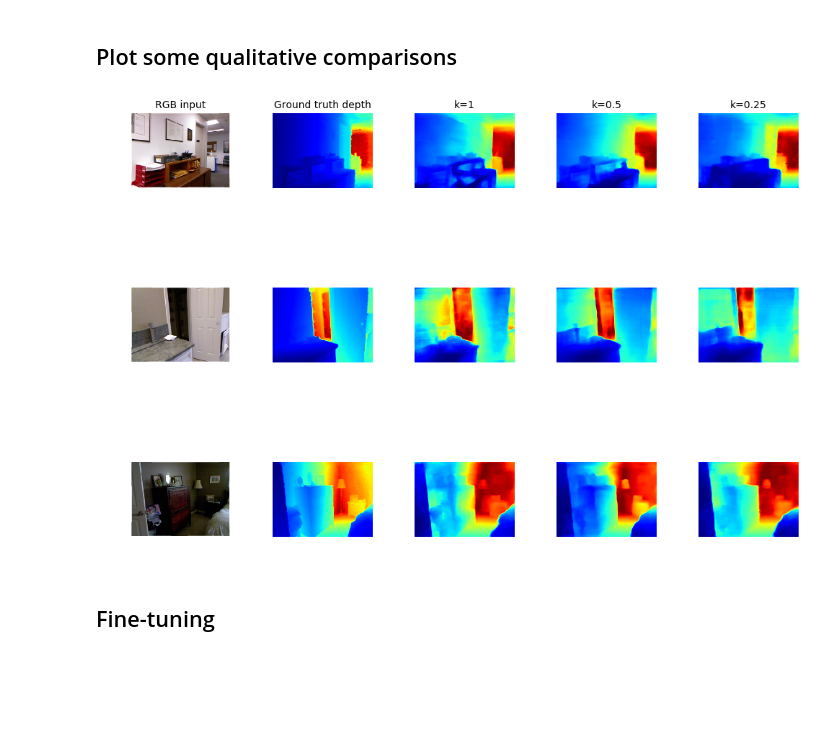
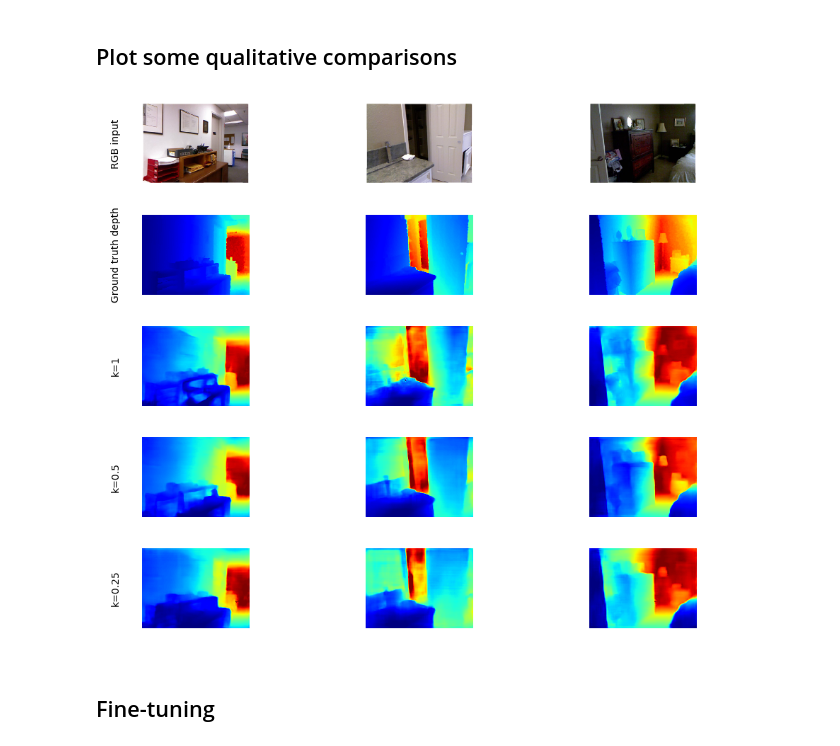
Before and after one commit to sebastian-schlecht/coco, a Jupyter notebook: experiments/evaluate_experiments.ipynb, the cells around one changed output. Saved outputs shown, nothing was run; the diff lists cells and outputs as text; code cells hidden in the pictures; blank space fills up the shorter version.

```diff
--- a/experiments/evaluate_experiments.ipynb
+++ b/experiments/evaluate_experiments.ipynb
@@ -335,33 +355,37 @@ Average eval time batch:  0.16394572258
 # %%
 samples = len(cmp_indices)
 plt.style.use('ggplot')
-fig, ax = plt.subplots(samples, 5, facecolor="white", figsize=(10,8))
+fig, ax = plt.subplots(5, samples, facecolor="white", figsize=(10,8))
 for idx in range(samples):
     # Draw rgb
-    ax[idx][0].imshow(draw_store_cmp[1][idx][0].squeeze().transpose((1,2,0)).astype(np.uint8))
-    ax[idx][0].axis("off")
+    ax[0][idx].imshow(draw_store_cmp[1][idx][0].squeeze().transpose((1,2,0)).astype(np.uint8))
+    ax[0][idx].axis("off")
 
-    ax[idx][1].imshow(draw_store_cmp[1][idx][1].squeeze(), cmap='jet')
-    ax[idx][1].axis("off")
+    ax[1][idx].imshow(draw_store_cmp[1][idx][1].squeeze(), cmap='jet')
+    ax[1][idx].axis("off")
 
-    ax[idx][2].imshow(draw_store_cmp[1][idx][2].squeeze(), cmap='jet')
-    ax[idx][2].axis("off")
+    ax[2][idx].imshow(draw_store_cmp[1][idx][2].squeeze(), cmap='jet')
+    ax[2][idx].axis("off")
 
-    ax[idx][3].imshow(draw_store_cmp[2][idx][2].squeeze(), cmap='jet')
-    ax[idx][3].axis("off")
+    ax[3][idx].imshow(draw_store_cmp[2][idx][2].squeeze(), cmap='jet')
+    ax[3][idx].axis("off")
 
-    ax[idx][4].imshow(draw_store_cmp[3][idx][2].squeeze(), cmap='jet')
-    ax[idx][4].axis("off")
+    ax[4][idx].imshow(draw_store_cmp[3][idx][2].squeeze(), cmap='jet')
+    ax[4][idx].axis("off")
 
-cols = ['RGB input', 'Ground truth depth', 'k=1', 'k=0.5', 'k=0.25']
+rows = ['RGB input', 'Ground truth depth', 'k=1', 'k=0.5', 'k=0.25']
 
-for ax, col in zip(ax[0], cols):
-    ax.set_title(col, fontsize=10)
+pad = 16
+for ax, row in zip(ax[:,0], rows):
+    ax.annotate(row, xy=(0, 0.5), xytext=(-ax.yaxis.labelpad - pad, 0),
+                xycoords=ax.yaxis.label, textcoords='offset points',
+                ha='right', va='center', rotation=90)
 
 plt.tight_layout()
+#plt.show()
 plt.savefig("out/pretrain-comp.pdf", dpi=500)
 # %% [output]
-[figure, old version]
+[figure, new version]
 # %% [markdown]
 ## Fine-tuning
 # %%
```
Also changed, not shown: parts of 25 cells of this notebook, 1 other file.
